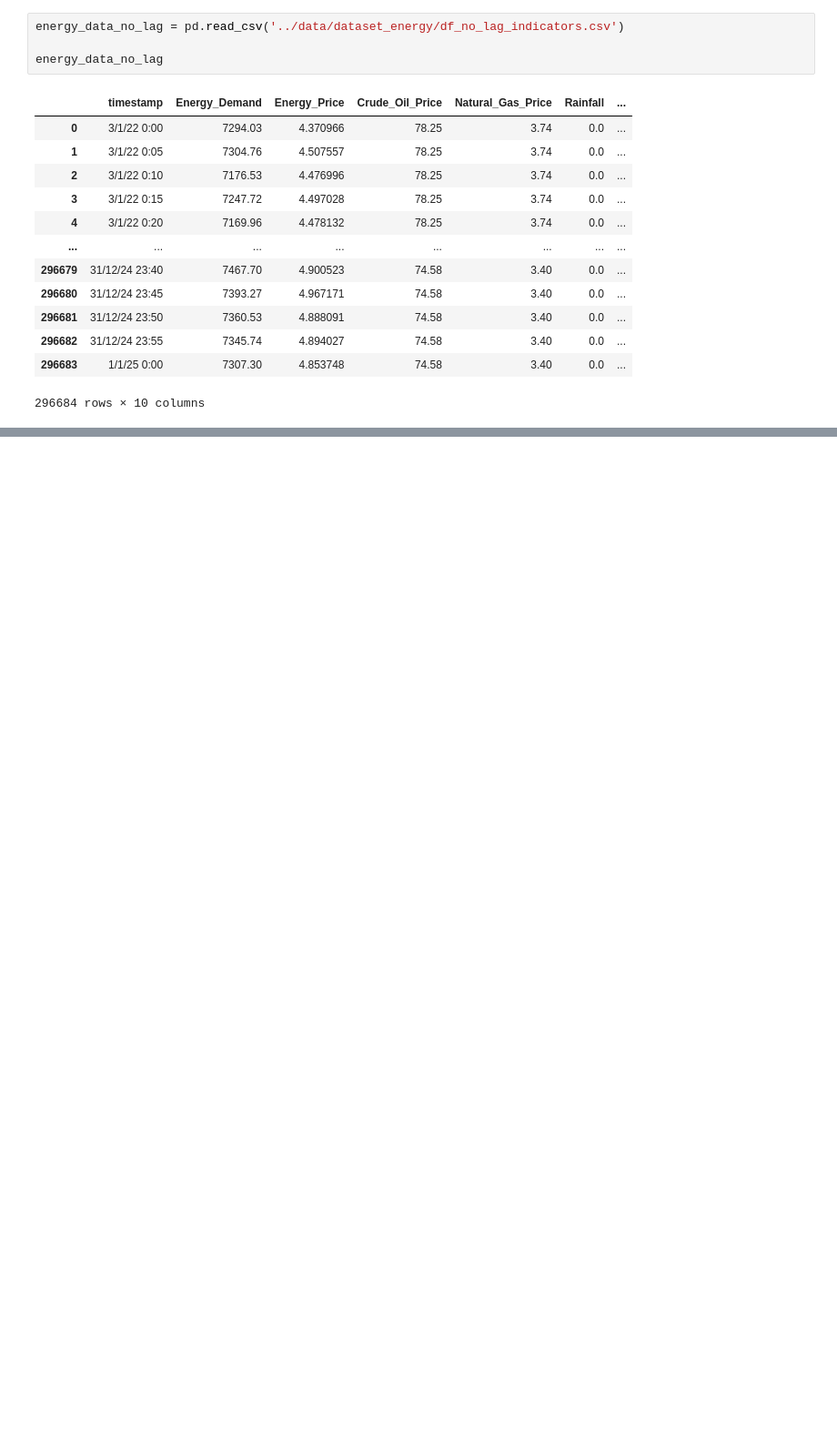
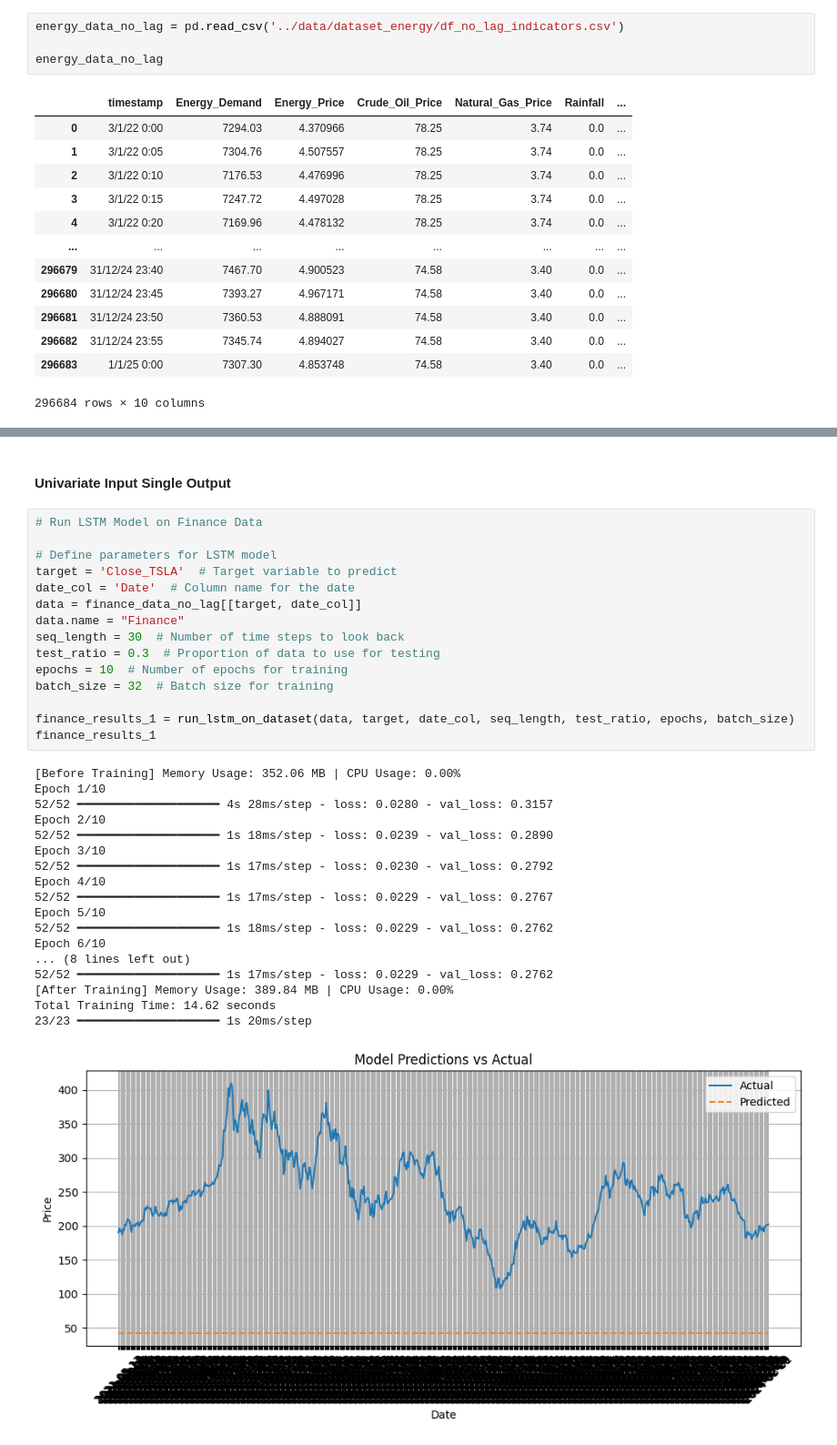
Before and after one commit to Cherry-808/DSS5104-ForecastDL, a Jupyter notebook: notebooks/LSTM.ipynb, the cells around one changed output, grey strips where cells are left out. Shown at 91% size. Cells and saved outputs as stored; diff of their text form; blank space fills up the shorter version.

```diff
--- a/notebooks/LSTM.ipynb
+++ b/notebooks/LSTM.ipynb
@@ -516,0 +522,36 @@ Transportation  0.047854 -0.214331      6.889460    CPU    1670.503906
+# %% [markdown]
+#### Univariate Input Single Output
+# %%
+# Run LSTM Model on Finance Data
+
+# Define parameters for LSTM model
+target = 'Close_TSLA'  # Target variable to predict
+date_col = 'Date'  # Column name for the date
+data = finance_data_no_lag[[target, date_col]]
+data.name = "Finance"
+seq_length = 30  # Number of time steps to look back
+test_ratio = 0.3  # Proportion of data to use for testing
+epochs = 10  # Number of epochs for training
+batch_size = 32  # Batch size for training
+
+finance_results_1 = run_lstm_on_dataset(data, target, date_col, seq_length, test_ratio, epochs, batch_size)
+finance_results_1
+# %% [output]
+[Before Training] Memory Usage: 352.06 MB | CPU Usage: 0.00%
+Epoch 1/10
+52/52 ━━━━━━━━━━━━━━━━━━━━ 4s 28ms/step - loss: 0.0280 - val_loss: 0.3157
+Epoch 2/10
+52/52 ━━━━━━━━━━━━━━━━━━━━ 1s 18ms/step - loss: 0.0239 - val_loss: 0.2890
+Epoch 3/10
+52/52 ━━━━━━━━━━━━━━━━━━━━ 1s 17ms/step - loss: 0.0230 - val_loss: 0.2792
+Epoch 4/10
+52/52 ━━━━━━━━━━━━━━━━━━━━ 1s 17ms/step - loss: 0.0229 - val_loss: 0.2767
+Epoch 5/10
+52/52 ━━━━━━━━━━━━━━━━━━━━ 1s 18ms/step - loss: 0.0229 - val_loss: 0.2762
+Epoch 6/10
+... (8 lines left out)
+52/52 ━━━━━━━━━━━━━━━━━━━━ 1s 17ms/step - loss: 0.0229 - val_loss: 0.2762
+[After Training] Memory Usage: 389.84 MB | CPU Usage: 0.00%
+Total Training Time: 14.62 seconds
+23/23 ━━━━━━━━━━━━━━━━━━━━ 1s 20ms/step
+[figure, added]
```
Also changed, not shown: parts of 15 cells of this notebook, 4 other files.
